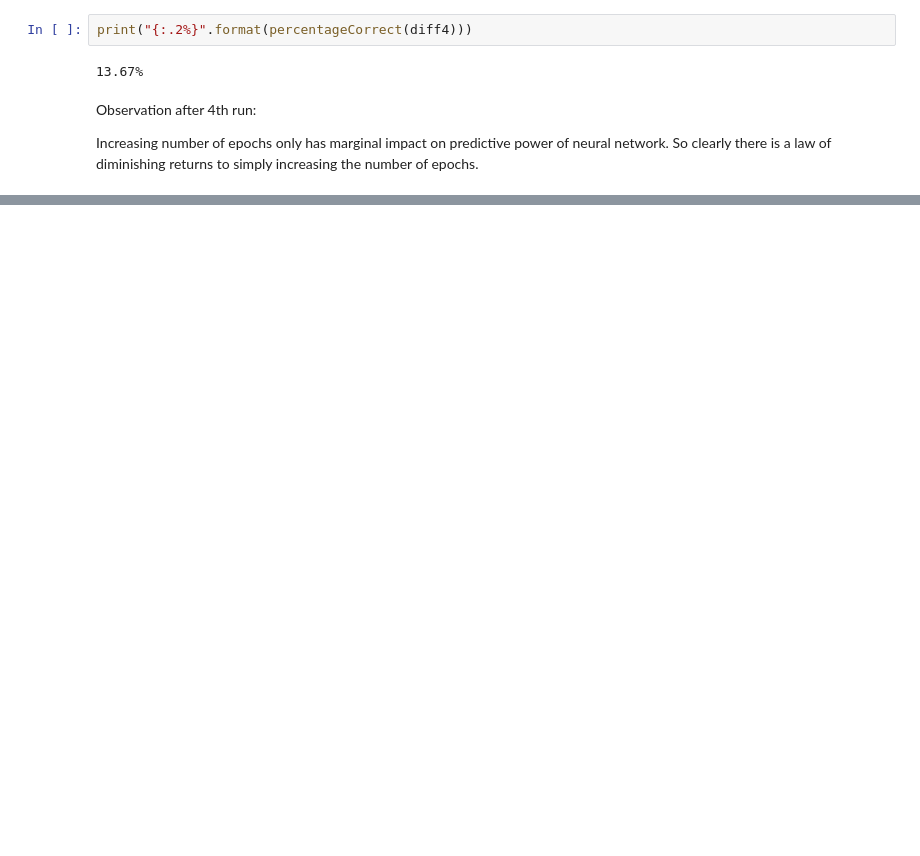
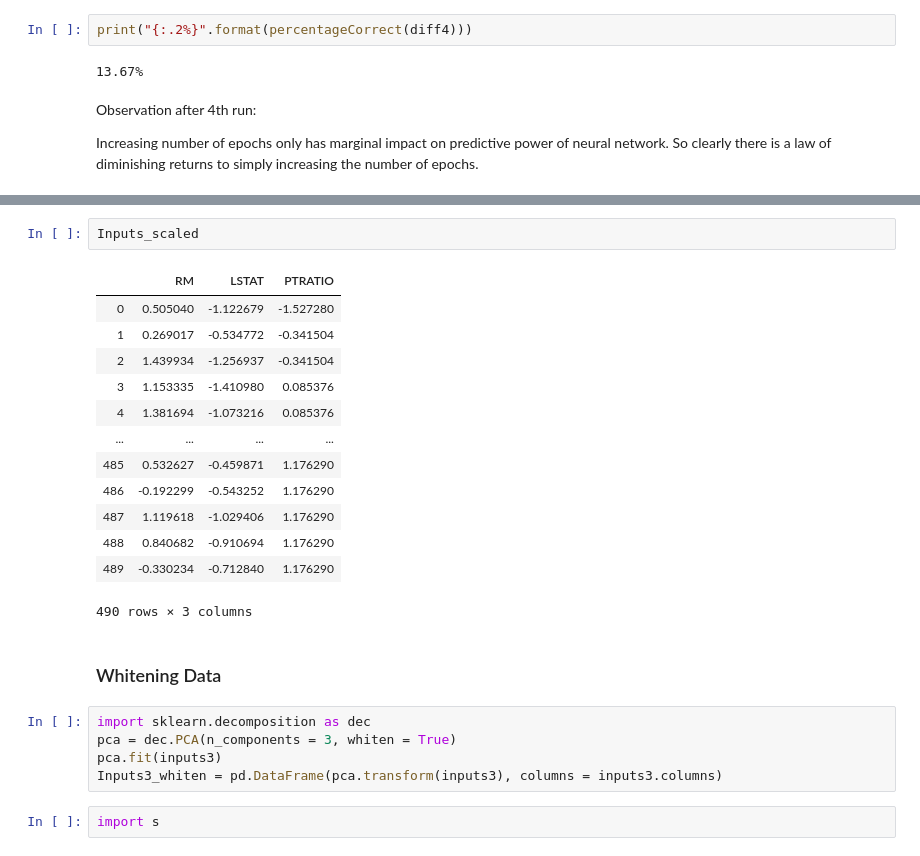
Before and after one commit to davesheils/machineLearningStatisticsProject2019, a Jupyter notebook: Project Notebook.ipynb, the cells around one changed output, grey strips where cells are left out. Drawn from its saved outputs; the diff is of its cells as text; blank space fills up the shorter version.

```diff
--- a/Project Notebook.ipynb
+++ b/Project Notebook.ipynb
@@ -1014,0 +1098,25 @@ print("{:.2%}".format(percentageCorrect(diff5)))
+# %%
+Inputs_scaled
+# %% [output]
+|  | RM | LSTAT | PTRATIO |
+| 0 | 0.505040 | -1.122679 | -1.527280 |
+| 1 | 0.269017 | -0.534772 | -0.341504 |
+| 2 | 1.439934 | -1.256937 | -0.341504 |
+| 3 | 1.153335 | -1.410980 | 0.085376 |
+| 4 | 1.381694 | -1.073216 | 0.085376 |
+| ... | ... | ... | ... |
+| 485 | 0.532627 | -0.459871 | 1.176290 |
+| 486 | -0.192299 | -0.543252 | 1.176290 |
+| 487 | 1.119618 | -1.029406 | 1.176290 |
+| 488 | 0.840682 | -0.910694 | 1.176290 |
+| 489 | -0.330234 | -0.712840 | 1.176290 |
+490 rows × 3 columns
+# %% [markdown]
+### Whitening Data
+# %%
+import sklearn.decomposition as dec
+pca = dec.PCA(n_components = 3, whiten = True)
+pca.fit(inputs3)
+Inputs3_whiten = pd.DataFrame(pca.transform(inputs3), columns = inputs3.columns)
+# %%
+import s
```
Also changed, not shown: parts of 35 cells of this notebook.
